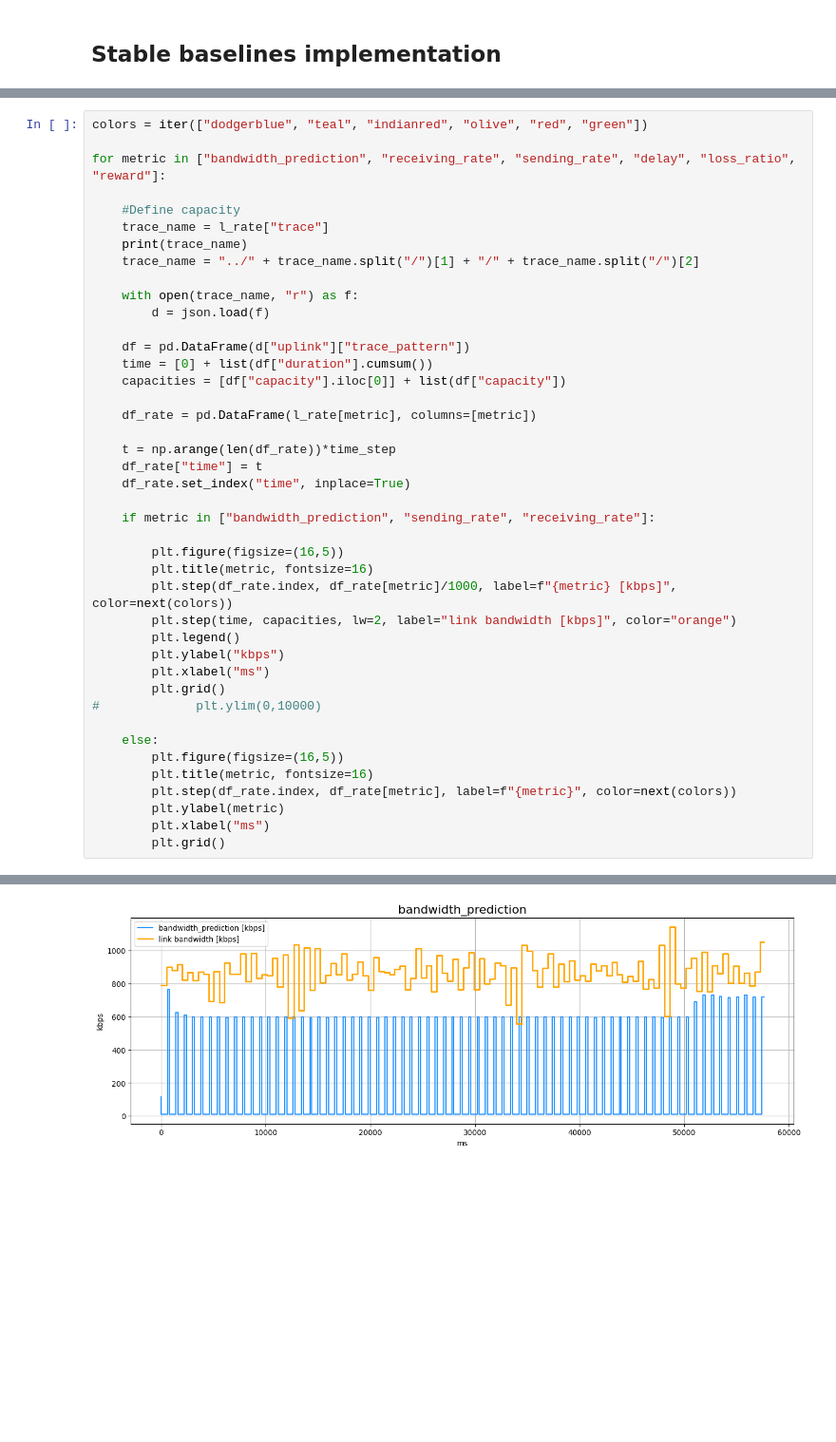
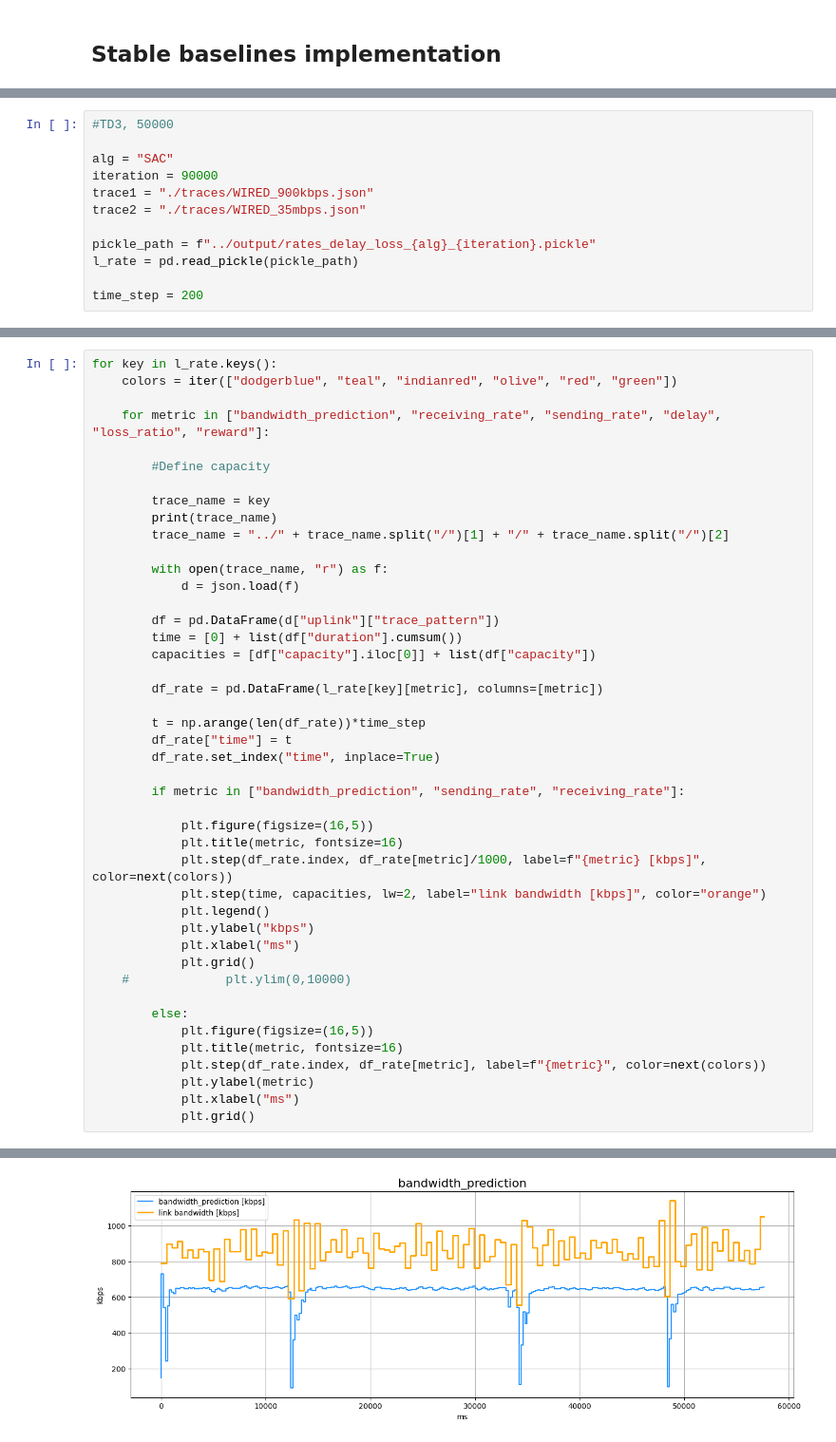
Before and after one commit to denama/ReCoCo, a Jupyter notebook: simulation_analysis/Analyze_sending_rate.ipynb, the cells around one changed output, grey strips where cells are left out. Shown: that part at 95% size. Drawn from its saved outputs; the diff is of its cells as text; blank space fills up the shorter version.

```diff
--- a/simulation_analysis/Analyze_sending_rate.ipynb
+++ b/simulation_analysis/Analyze_sending_rate.ipynb
@@ -15,0 +11,12 @@ time_step = 200
+# %%
+#TD3, 50000
+
+alg = "SAC"
+iteration = 90000
+trace1 = "./traces/WIRED_900kbps.json"
+trace2 = "./traces/WIRED_35mbps.json"
+
+pickle_path = f"../output/rates_delay_loss_{alg}_{iteration}.pickle"
+l_rate = pd.read_pickle(pickle_path)
+
+time_step = 200
@@ -16,45 +27,47 @@ time_step = 200
 # %%
-colors = iter(["dodgerblue", "teal", "indianred", "olive", "red", "green"])
+for key in l_rate.keys():
+    colors = iter(["dodgerblue", "teal", "indianred", "olive", "red", "green"])
 
-for metric in ["bandwidth_prediction", "receiving_rate", "sending_rate", "delay", "loss_ratio", "reward"]:
+    for metric in ["bandwidth_prediction", "receiving_rate", "sending_rate", "delay", "loss_ratio", "reward"]:
 
-    #Define capacity
-    trace_name = l_rate["trace"]
-    print(trace_name)
-    trace_name = "../" + trace_name.split("/")[1] + "/" + trace_name.split("/")[2]
+        #Define capacity
 
-    with open(trace_name, "r") as f:
-        d = json.load(f)
+        trace_name = key
+        print(trace_name)
+        trace_name = "../" + trace_name.split("/")[1] + "/" + trace_name.split("/")[2]
 
-    df = pd.DataFrame(d["uplink"]["trace_pattern"])
-    time = [0] + list(df["duration"].cumsum())
-    capacities = [df["capacity"].iloc[0]] + list(df["capacity"])
+        with open(trace_name, "r") as f:
+            d = json.load(f)
 
-    df_rate = pd.DataFrame(l_rate[metric], columns=[metric])
+        df = pd.DataFrame(d["uplink"]["trace_pattern"])
+        time = [0] + list(df["duration"].cumsum())
+        capacities = [df["capacity"].iloc[0]] + list(df["capacity"])
 
-    t = np.arange(len(df_rate))*time_step
-    df_rate["time"] = t
-    df_rate.set_index("time", inplace=True)
+        df_rate = pd.DataFrame(l_rate[key][metric], columns=[metric])
 
-    if metric in ["bandwidth_prediction", "sending_rate", "receiving_rate"]:
+        t = np.arange(len(df_rate))*time_step
+        df_rate["time"] = t
+        df_rate.set_index("time", inplace=True)
 
-        plt.figure(figsize=(16,5))
-        plt.title(metric, fontsize=16)
-        plt.step(df_rate.index, df_rate[metric]/1000, label=f"{metric} [kbps]", color=next(colors))
-        plt.step(time, capacities, lw=2, label="link bandwidth [kbps]", color="orange")
-        plt.legend()
-        plt.ylabel("kbps")
-        plt.xlabel("ms")
-        plt.grid()
-#             plt.ylim(0,10000)
+        if metric in ["bandwidth_prediction", "sending_rate", "receiving_rate"]:
 
-    else:
-        plt.figure(figsize=(16,5))
-        plt.title(metric, fontsize=16)
-        plt.step(df_rate.index, df_rate[metric], label=f"{metric}", color=next(colors))
-        plt.ylabel(metric)
-        plt.xlabel("ms")
-        plt.grid()
+            plt.figure(figsize=(16,5))
+            plt.title(metric, fontsize=16)
+            plt.step(df_rate.index, df_rate[metric]/1000, label=f"{metric} [kbps]", color=next(colors))
+            plt.step(time, capacities, lw=2, label="link bandwidth [kbps]", color="orange")
+            plt.legend()
+            plt.ylabel("kbps")
+            plt.xlabel("ms")
+            plt.grid()
+    #             plt.ylim(0,10000)
+
+        else:
+            plt.figure(figsize=(16,5))
+            plt.title(metric, fontsize=16)
+            plt.step(df_rate.index, df_rate[metric], label=f"{metric}", color=next(colors))
+            plt.ylabel(metric)
+            plt.xlabel("ms")
+            plt.grid()
 # %% [output]
 ./traces/WIRED_900kbps.json
 ./traces/WIRED_900kbps.json
@@ -65 +84 @@ for metric in ["bandwidth_prediction", "receiving_rate", "sending_rate", "delay"
-[figure, old version]
+[figure, new version]
```
Also changed, not shown: parts of 22 cells of this notebook, 3 other files.
